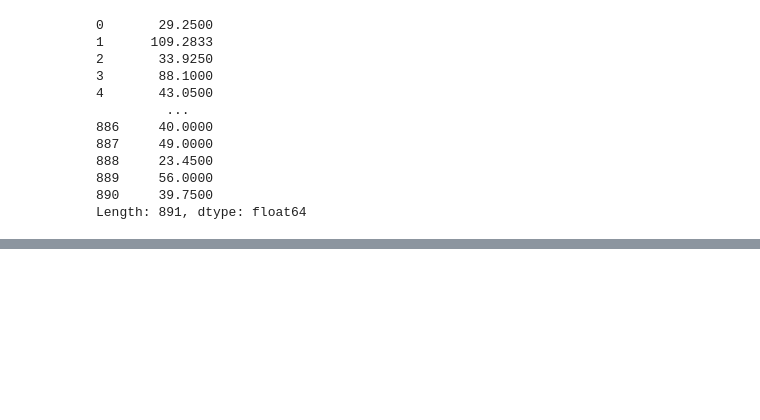
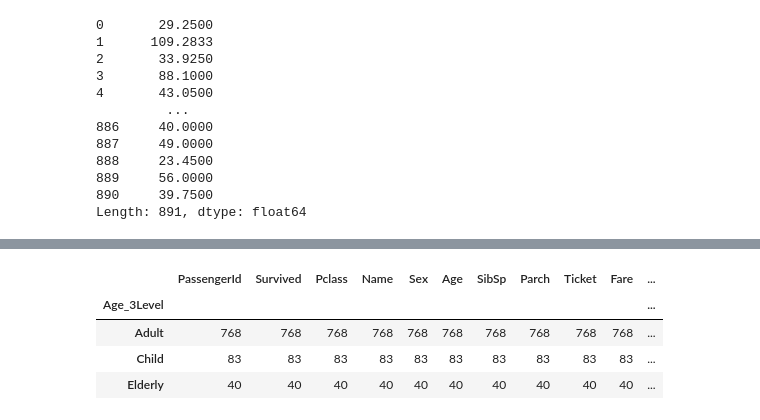
Before and after one commit to Junohera/PythonBasic2021, a Jupyter notebook: 02_DataAnalysis/04_Data_Handling.ipynb, the cells around one changed output, grey strips where cells are left out. Drawn from its saved outputs; the diff is of its cells as text; code cells hidden in the pictures; blank space fills up the shorter version.

Commit message:
Age별로 구분하여, 구분된 level별 인원, 생존자, 생존율

```diff
--- a/02_DataAnalysis/04_Data_Handling.ipynb
+++ b/02_DataAnalysis/04_Data_Handling.ipynb
@@ -904,0 +954,3 @@ titanicDF.isna()
+# %%
+# 새로운 값 또는 기존 컬럼값에 연산한 결과로 새로운 필드를 만들어내는 형식
+titanicDF['Age_10'] = titanicDF.Age + 10
@@ -904,0 +963,6 @@ titanicDF.isna()
+# %%
+# 연산식 : 람다 함수식
+# 실행 : 연산식을 apply함수에 넣어 실행
+# 아래는 탑승자 이름의 글자 갯수를 카운트하여 Name_Length 컬럼을 생성하고 저장하는 예
+titanicDF['Name_Length'] = titanicDF.Name.apply(lambda x : len(x))
+titanicDF[['Name', 'Name_Length']].head(2)
@@ -904,0 +982,3 @@ titanicDF.isna()
+# %%
+titanicDF['Age_2Level'] = titanicDF.Age.apply(lambda x: 'Child' if x<=15 else 'Adult')
+titanicDF[['Age', 'Age_2Level']]
@@ -904,0 +1001,3 @@ titanicDF.isna()
+# %%
+titanicDF['Age_3Level'] = titanicDF.Age.apply(lambda x: 'Child' if x<=15 else ('Adult' if x<=55 else 'Elderly'))
+titanicDF[['Age', 'Age_3Level']]
@@ -904,0 +1018,10 @@ titanicDF.isna()
+# %%
+# 확인하기
+titanic_groupby = titanicDF.groupby('Age_3Level').count()
+titanic_groupby
+# %% [output]
+|  | PassengerId | Survived | Pclass | Name | Sex | Age | SibSp | Parch | Ticket | Fare | ... |
+| Age_3Level |  |  |  |  |  |  |  |  |  |  | ... |
+| Adult | 768 | 768 | 768 | 768 | 768 | 768 | 768 | 768 | 768 | 768 | ... |
+| Child | 83 | 83 | 83 | 83 | 83 | 83 | 83 | 83 | 83 | 83 | ... |
+| Elderly | 40 | 40 | 40 | 40 | 40 | 40 | 40 | 40 | 40 | 40 | ... |
```
Also changed, not shown: parts of 41 cells of this notebook.
